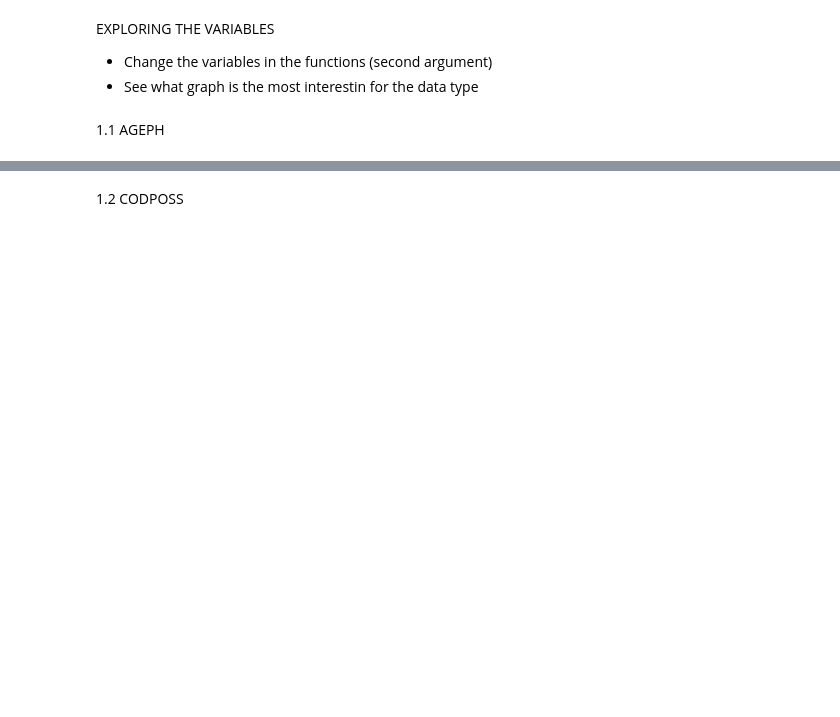
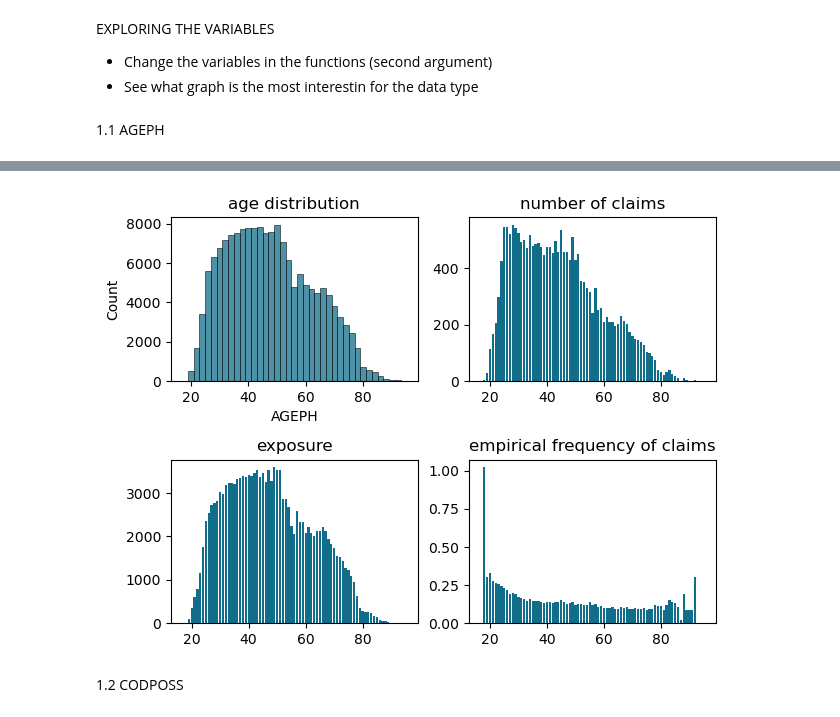
Before and after one commit to HalfmoonSD/Data-Science-for-Non-Life-Insurance-Project, a Jupyter notebook: Exploratory_analysis.ipynb, the cells around one changed output, grey strips where cells are left out. Cells and saved outputs as stored; diff of their text form; code cells hidden in the pictures; blank space fills up the shorter version.

```diff
--- a/Exploratory_analysis.ipynb
+++ b/Exploratory_analysis.ipynb
@@ -90,6 +42,20 @@ def aggregation(df,x):
+# %%
+KULbg =  "#116E8A"
 # %% [markdown]
 EXPLORING THE VARIABLES
 - Change the variables in the functions (second argument)
 - See what graph is the most interestin for the data type
+# %%
+def grouped(x):
+    grouped = data.groupby(x).agg({
+    'nclaims':'sum',
+    'expo': 'sum',
+    'chargtot': 'sum'
+    })
+    grouped['absph'] = data[x].value_counts()
+    grouped['relph'] = grouped['absph']/grouped['absph'].sum()
+    grouped['emp_freq'] = grouped['nclaims']/grouped['expo']
+    grouped.reset_index(inplace=True)
+    return   grouped
 # %% [markdown]
 1.1 AGEPH
@@ -102,0 +62,3 @@ Text(0, 0.5, 'frequency')
+# %%
+age = grouped('AGEPH')
+age
@@ -103,2 +79,22 @@ Text(0, 0.5, 'frequency')
+# %%
+plt.subplot(2,2,1)
+sns.histplot(data=data, x='AGEPH', stat='count', binwidth=2, color=KULbg)
+plt.title('age distribution')
+
+plt.subplot(2,2,2)
+plt.bar(data=age, x='AGEPH', height='nclaims',color=KULbg)
+plt.title('number of claims')
+
+plt.subplot(2,2,3)
+plt.bar(data=age, x='AGEPH', height='expo',color=KULbg)
+plt.title('exposure')
+
+plt.subplot(2,2,4)
+plt.bar(data=age, x='AGEPH', height='emp_freq', color=KULbg)
+plt.title('empirical frequency of claims')
+
+plt.tight_layout()
+# %% [output]
+[figure, added]
 # %% [markdown]
 1.2 CODPOSS
```
Also changed, not shown: parts of 44 cells of this notebook.
